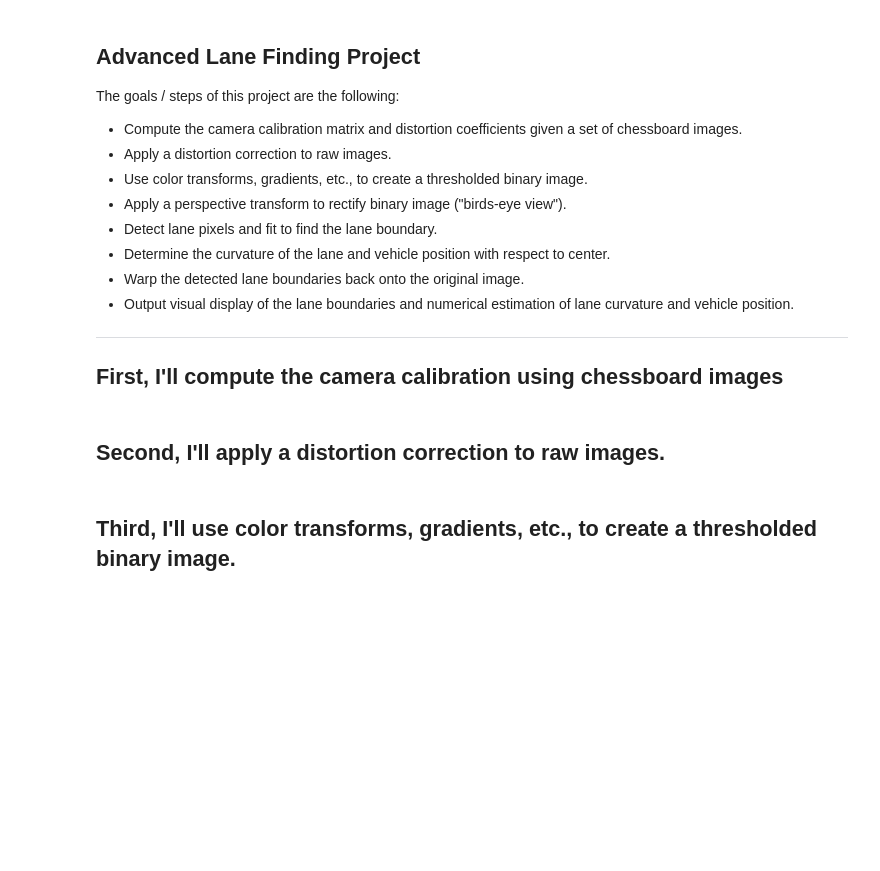
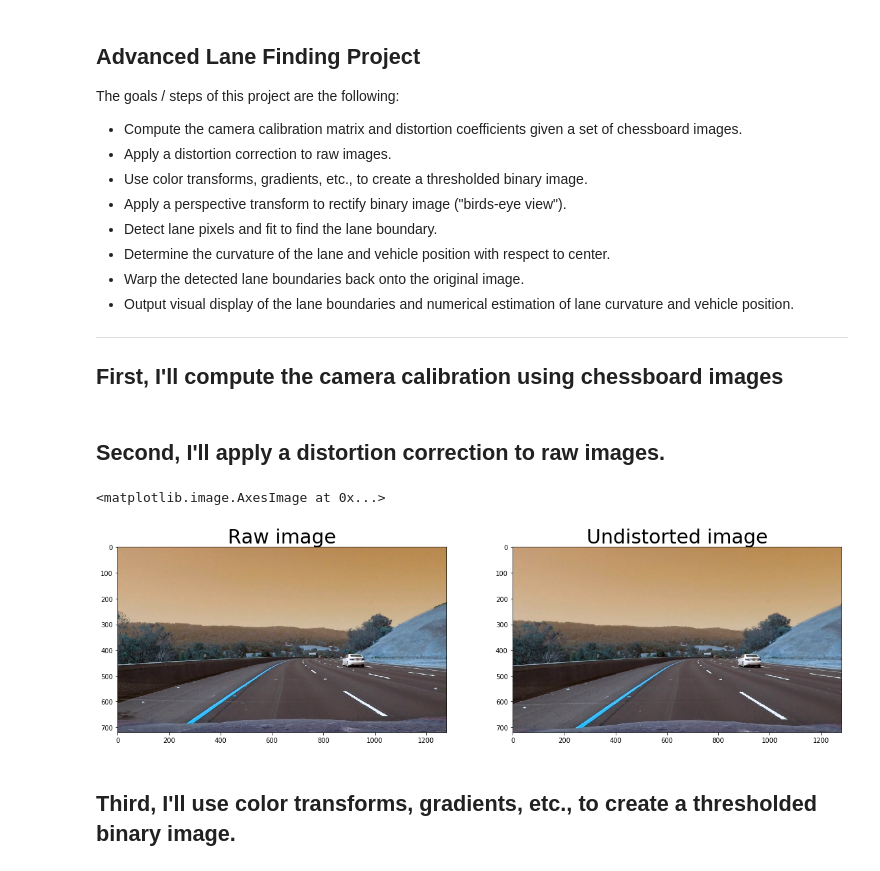
Before and after one commit to esearcher/Self-Driving-Car-Advanced-Lane-Finding, a Jupyter notebook: solution.ipynb, the cells around one changed output. Drawn from its saved outputs; the diff is of its cells as text; code cells hidden in the pictures; blank space fills up the shorter version.

Commit message:
Improve visualization

```diff
--- a/solution.ipynb
+++ b/solution.ipynb
@@ -19,7 +19,7 @@ import numpy as np
 import cv2
 import glob
 import matplotlib.pyplot as plt
-%matplotlib qt
+%matplotlib inline
 
 # prepare object points, like (0,0,0), (1,0,0), (2,0,0) ....,(6,5,0)
 objp = np.zeros((6*9,3), np.float32)
@@ -30,7 +30,7 @@ objpoints = [] # 3d points in real world space
 imgpoints = [] # 2d points in image plane.
 
 # Make a list of calibration images
-images = glob.glob('../camera_cal/calibration*.jpg')
+images = glob.glob('camera_cal/calibration*.jpg')
 
 # Step through the list and search for chessboard corners
 for fname in images:
@@ -44,29 +44,28 @@ for fname in images:
     if ret == True:
         objpoints.append(objp)
         imgpoints.append(corners)
-
-        # Draw and display the corners
-        #img = cv2.drawChessboardCorners(img, (9,6), corners, ret)
-        #cv2.imshow('img',img)
-        #cv2.waitKey(500)
-
-#cv2.destroyAllWindows()
 # %% [markdown]
 ## Second, I'll apply a distortion correction to raw images.
 # %%
 # Read in an image
-img = cv2.imread('../test_images/test3.jpg')
+img = cv2.imread('./test_images/test3.jpg')
 
 # Calibrate camera
 ret, mtx, dist, rvecs, tvecs = cv2.calibrateCamera(objpoints, imgpoints, img.shape[:-1], None, None)
 
 # Apply distortion correction
 undist = cv2.undistort(img, mtx, dist, None, mtx)
 
 # Show the undistorted image
-cv2.imshow('undist',undist)
-cv2.waitKey(1000)
-cv2.destroyAllWindows()
+f, (ax1, ax2) = plt.subplots(1, 2, figsize=(20,10))
+ax1.set_title('Raw image', fontsize=30)
+ax1.imshow(img)
+
+ax2.set_title('Undistorted image', fontsize=30)
+ax2.imshow(undist, cmap='gray')
+# %% [output]
+<matplotlib.image.AxesImage at 0x...>
+[figure, added]
 # %% [markdown]
 ## Third, I'll use color transforms, gradients, etc., to create a thresholded binary image.
 # %%
```
Also changed, not shown: parts of 8 cells of this notebook.
